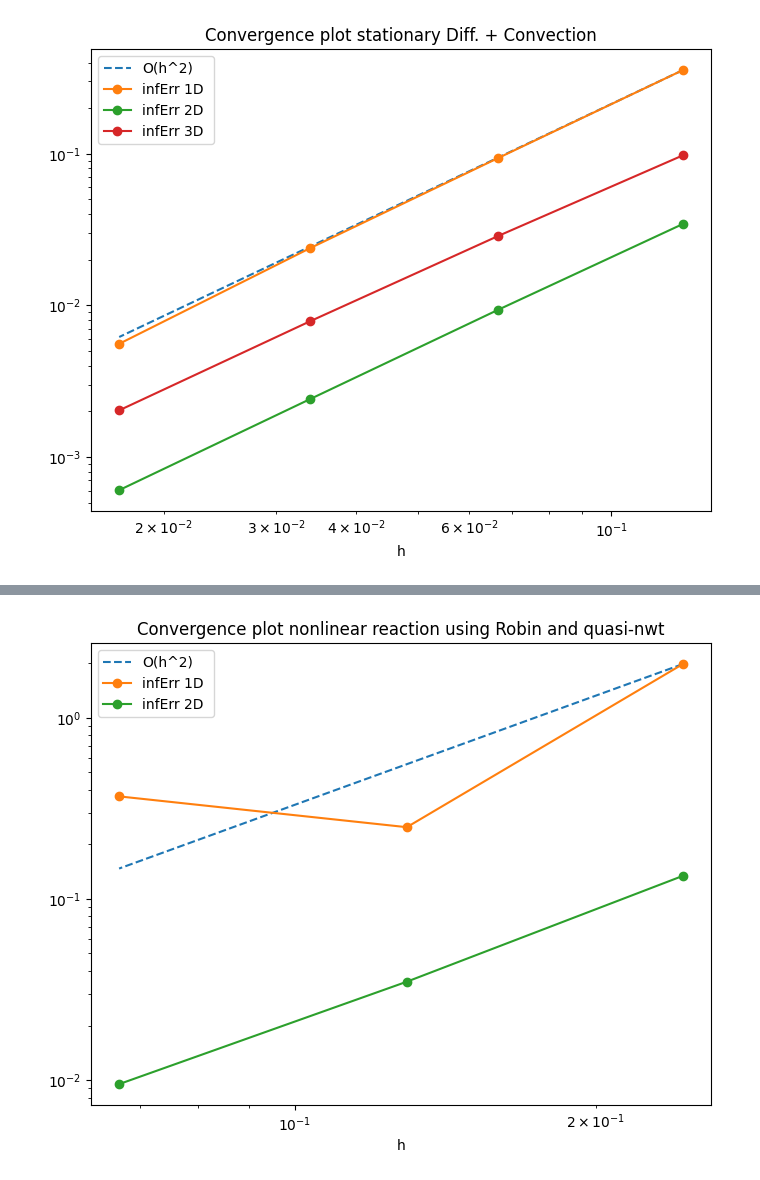
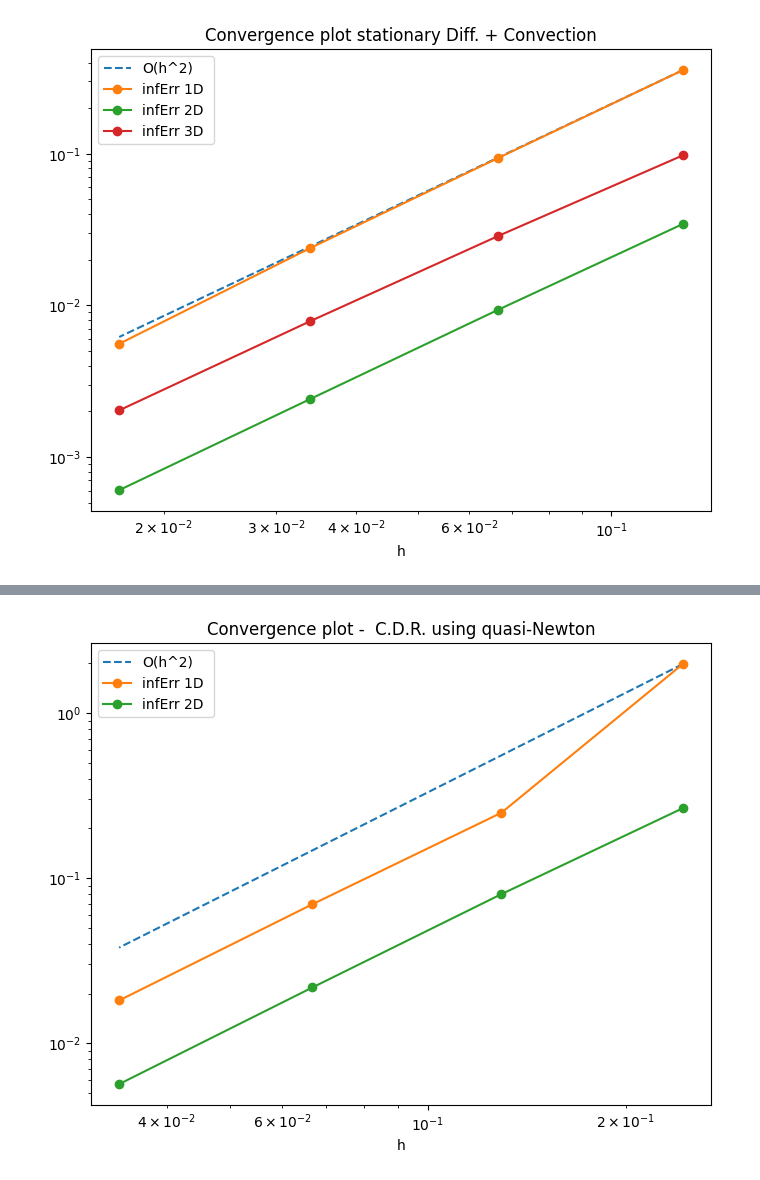
Before and after one commit to lu30a/NUM, a Jupyter notebook: PDEs/testELL_cr.ipynb, the cells around one changed output, grey strips where cells are left out. Saved outputs shown, nothing was run; the diff lists cells and outputs as text; code cells hidden in the pictures.

```diff
--- a/PDEs/testELL_cr.ipynb
+++ b/PDEs/testELL_cr.ipynb
@@ -164,7 +164,7 @@ import plotly.graph_objects as go
 import sympy as sp
 from FD import FDlapl_robin_sparse, rhs_robin, dir_mask_val, apply_dir
 from FD import FDconv_sparse, rhs_conv_robin
-from custom_solvers import newton_solver, quasi_newton_solver
+from custom_solvers import newton_solver
 from scipy.sparse import diags as spdiags
 
 
@@ -183,10 +183,10 @@ NN=[]
 cond2=[]
 cond3=[]
 
-# Test Dir & Rob
+# Test Robin
 alpha1 = {'L': 1, 'R': 1}
 beta1 = {'L': 1, 'R': 1}
-alpha2 = {'L': 0, 'R': 0, 'B': 0, 'T': 0}
+alpha2 = {'L': 1, 'R': 1, 'B': 1, 'T': 1}
 beta2 = {'L': 1, 'R': 1, 'B': 1, 'T': 1}
 alpha3 = {'L': 1, 'R': 1, 'B': 1, 'T': 1, 'D': 1, 'U': 1}
 beta3 = {'L': 1, 'R': 1, 'B': 1, 'T': 1, 'D': 1, 'U': 1}
@@ -326,10 +326,10 @@ for k in K:
     u01=np.zeros_like(rhs1dconv)
     u02=np.zeros_like(rhs2dconv)
     u03=np.zeros_like(rhs3dconv)
-
-    u1,_=newton_solver(u01, fun1d,jac1d, 1e-8, 10*len(u01))
-    u2,_=newton_solver(u02, fun2d,jac2d, 1e-8, 5*len(u02))
-    u3,_=newton_solver(u03, fun3d,jac3d, 1e-8, 3*len(u03))
+    maxiter=50
+    u1,_=newton_solver(u01, fun1d, jac1d, 1e-4, 1e-6, maxiter, 1e-4, True)
+    u2,_=newton_solver(u02, fun2d, jac2d, 1e-8, 1e-10, maxiter, 1e-8, True)
+    u3,_=newton_solver(u03, fun3d, jac3d, 1e-10, 1e-12, maxiter, 1e-10, True)
 
     u1=u1
     u2=u2.reshape(N+2,M+2)
@@ -347,6 +347,6 @@ plt.loglog(H, E1, 'o-',  label='infErr 1D ')
 plt.loglog(H, E2, 'o-',  label='infErr 2D ')
 plt.loglog(H, E3, 'o-',  label='infErr 3D ')
 plt.legend(); plt.xlabel('h')
-plt.title('Convergence plot nonlinear reaction using Newton')
+plt.title('Convergence plot - C. D. R. using Newton')
 plt.show()
 # %% [output]
@@ -375,14 +387,14 @@ NN=[]
 # Test Dir & Rob
 alpha1 = {'L': 1, 'R': 1}
 beta1 = {'L': 1, 'R': 1}
-alpha2 = {'L': 0, 'R': 0, 'B': 0, 'T': 0}
+alpha2 = {'L': 1, 'R': 1, 'B': 1, 'T': 1}
 beta2 = {'L': 1, 'R': 1, 'B': 1, 'T': 1}
 
 
 bx=1
 by=2
 
-K=[3,4,5] # quasi newton is slower
+K=[3,4,5,6] # quasi newton is slower
 for k in K:
     N = 2**k
     M = N
@@ -466,8 +478,8 @@ for k in K:
     u01=np.zeros_like(rhs1dconv)
     u02=np.zeros_like(rhs2dconv)
 
-    u1,_=quasi_newton_solver(u01, fun1d, 1e-8, 10*len(u01))
-    u2,_=quasi_newton_solver(u02, fun2d, 1e-8, 7*len(u02))
+    u1,_=quasi_newton_solver(u01, fun1d, 1e-6, 50 ,1e-4, True)
+    u2,_=quasi_newton_solver(u02, fun2d, 1e-10, 200 ,1e-8, True)
 
 
     u1=u1
@@ -483,6 +495,6 @@ plt.loglog(H, np.power(H,2)*(E1[0]/H[0]**2), '--', label='O(h^2)')
 plt.loglog(H, E1, 'o-',  label='infErr 1D ')
 plt.loglog(H, E2, 'o-',  label='infErr 2D ')
 plt.legend(); plt.xlabel('h')
-plt.title('Convergence plot nonlinear reaction using Robin and quasi-nwt')
+plt.title('Convergence plot -  C.D.R. using quasi-Newton')
 plt.show()
 # %% [output]
@@ -491 +501 @@ Warning: Quasi-Newton solver did not converge within the maximum number of itera
-[figure, old version]
+[figure, new version]
```
Also changed, not shown: parts of 2 cells of this notebook, 13 other files.
